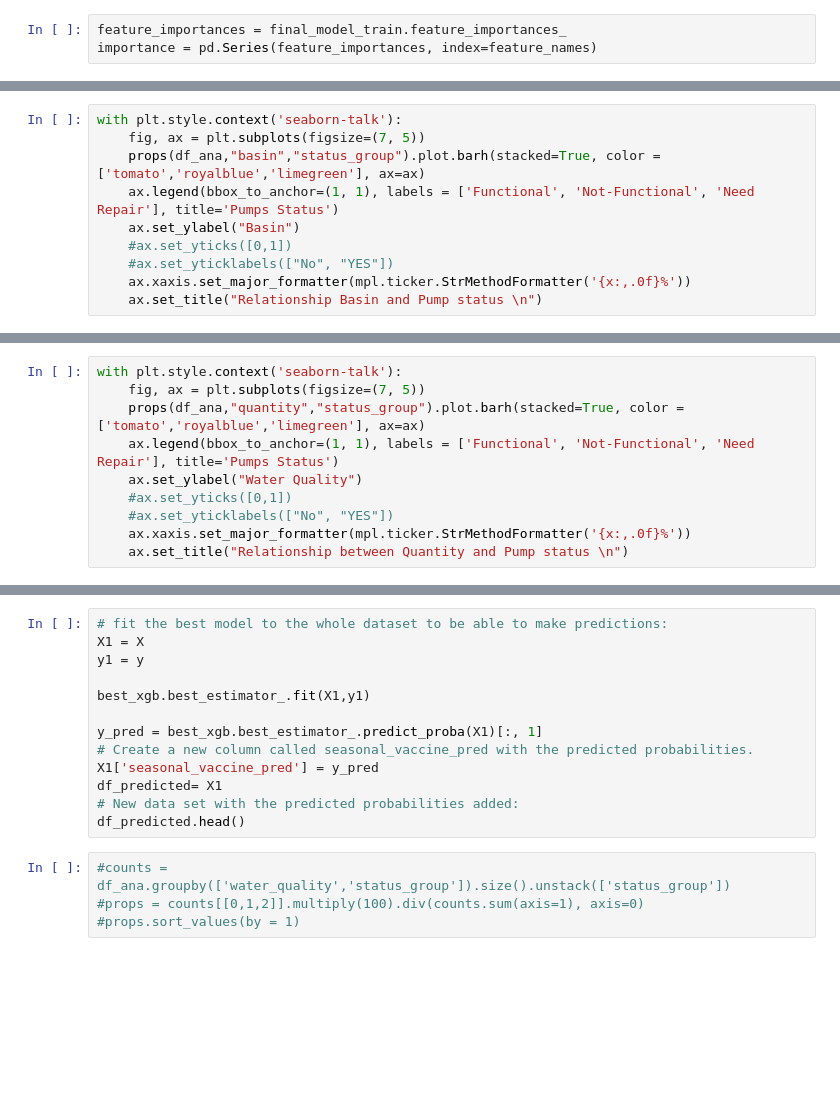
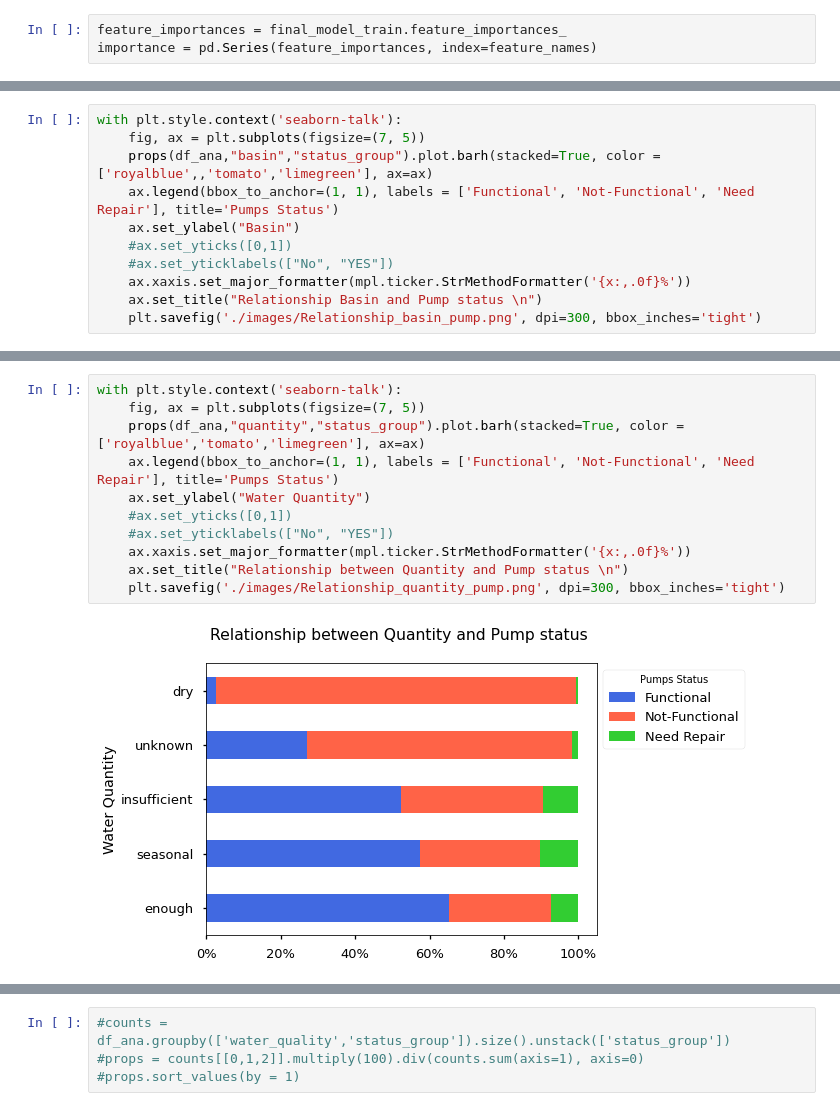
Before and after one commit to deepssharma/project_phase3_tanzania, a Jupyter notebook: models.ipynb, the cells around one changed output, grey strips where cells are left out. Saved outputs shown, nothing was run; the diff lists cells and outputs as text; blank space fills up the shorter version.

```diff
--- a/models.ipynb
+++ b/models.ipynb
@@ -1950,11 +2031,12 @@ time: 261 ms (started: 2023-01-10 13:34:43 -05:00)
 # %%
 with plt.style.context('seaborn-talk'):
     fig, ax = plt.subplots(figsize=(7, 5))
-    props(df_ana,"basin","status_group").plot.barh(stacked=True, color = ['tomato','royalblue','limegreen'], ax=ax)
+    props(df_ana,"basin","status_group").plot.barh(stacked=True, color = ['royalblue',,'tomato','limegreen'], ax=ax)
     ax.legend(bbox_to_anchor=(1, 1), labels = ['Functional', 'Not-Functional', 'Need Repair'], title='Pumps Status')
     ax.set_ylabel("Basin")
     #ax.set_yticks([0,1])
     #ax.set_yticklabels(["No", "YES"])
     ax.xaxis.set_major_formatter(mpl.ticker.StrMethodFormatter('{x:,.0f}%'))
     ax.set_title("Relationship Basin and Pump status \n")
+    plt.savefig('./images/Relationship_basin_pump.png', dpi=300, bbox_inches='tight')
 # %% [output]
@@ -1963,10 +2045,13 @@ time: 192 ms (started: 2023-01-10 13:34:41 -05:00)
 # %%
 with plt.style.context('seaborn-talk'):
     fig, ax = plt.subplots(figsize=(7, 5))
-    props(df_ana,"quantity","status_group").plot.barh(stacked=True, color = ['tomato','royalblue','limegreen'], ax=ax)
+    props(df_ana,"quantity","status_group").plot.barh(stacked=True, color = ['royalblue','tomato','limegreen'], ax=ax)
     ax.legend(bbox_to_anchor=(1, 1), labels = ['Functional', 'Not-Functional', 'Need Repair'], title='Pumps Status')
-    ax.set_ylabel("Water Quality")
+    ax.set_ylabel("Water Quantity")
     #ax.set_yticks([0,1])
     #ax.set_yticklabels(["No", "YES"])
     ax.xaxis.set_major_formatter(mpl.ticker.StrMethodFormatter('{x:,.0f}%'))
     ax.set_title("Relationship between Quantity and Pump status \n")
+    plt.savefig('./images/Relationship_quantity_pump.png', dpi=300, bbox_inches='tight')
+# %% [output]
+[figure, added]
@@ -1973,16 +2059,3 @@ with plt.style.context('seaborn-talk'):
-# %%
-# fit the best model to the whole dataset to be able to make predictions:
-X1 = X
-y1 = y
-
-best_xgb.best_estimator_.fit(X1,y1)
-
-y_pred = best_xgb.best_estimator_.predict_proba(X1)[:, 1]
-# Create a new column called seasonal_vaccine_pred with the predicted probabilities.
-X1['seasonal_vaccine_pred'] = y_pred
-df_predicted= X1
-# New data set with the predicted probabilities added:
-df_predicted.head()
 # %%
 #counts = df_ana.groupby(['water_quality','status_group']).size().unstack(['status_group'])
 #props = counts[[0,1,2]].multiply(100).div(counts.sum(axis=1), axis=0)
```
Also changed, not shown: parts of 93 cells of this notebook, 7 other files.
